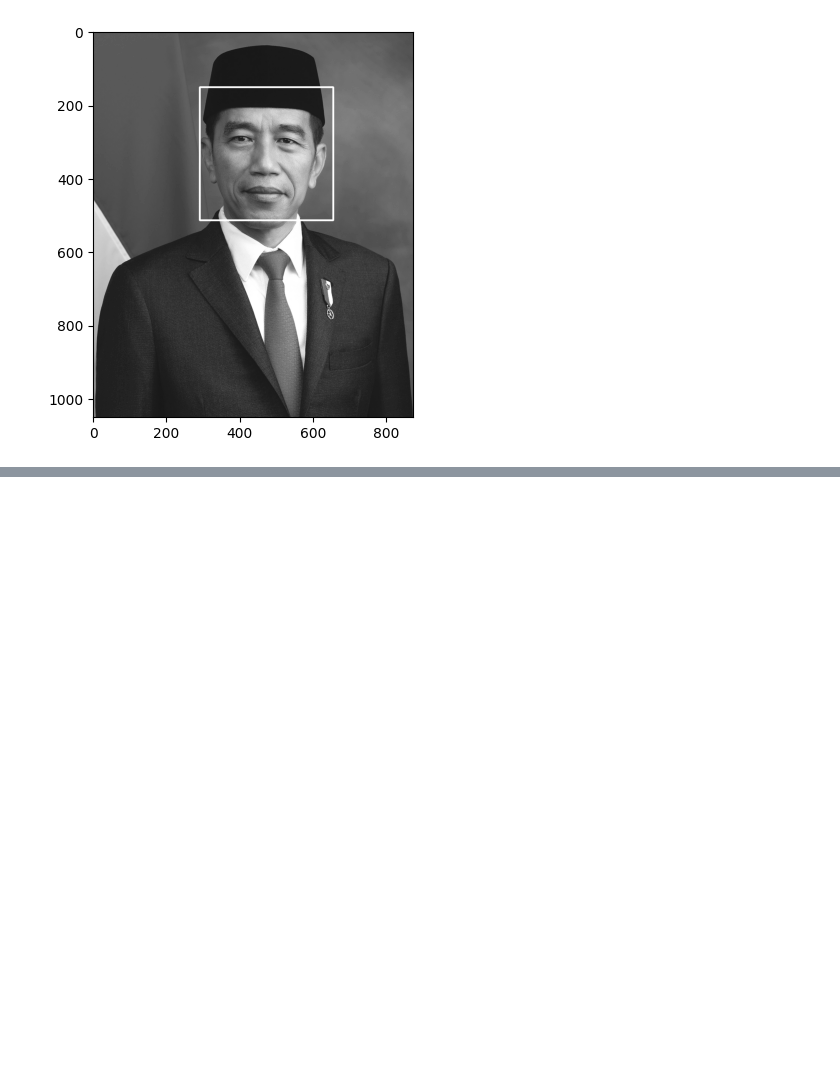
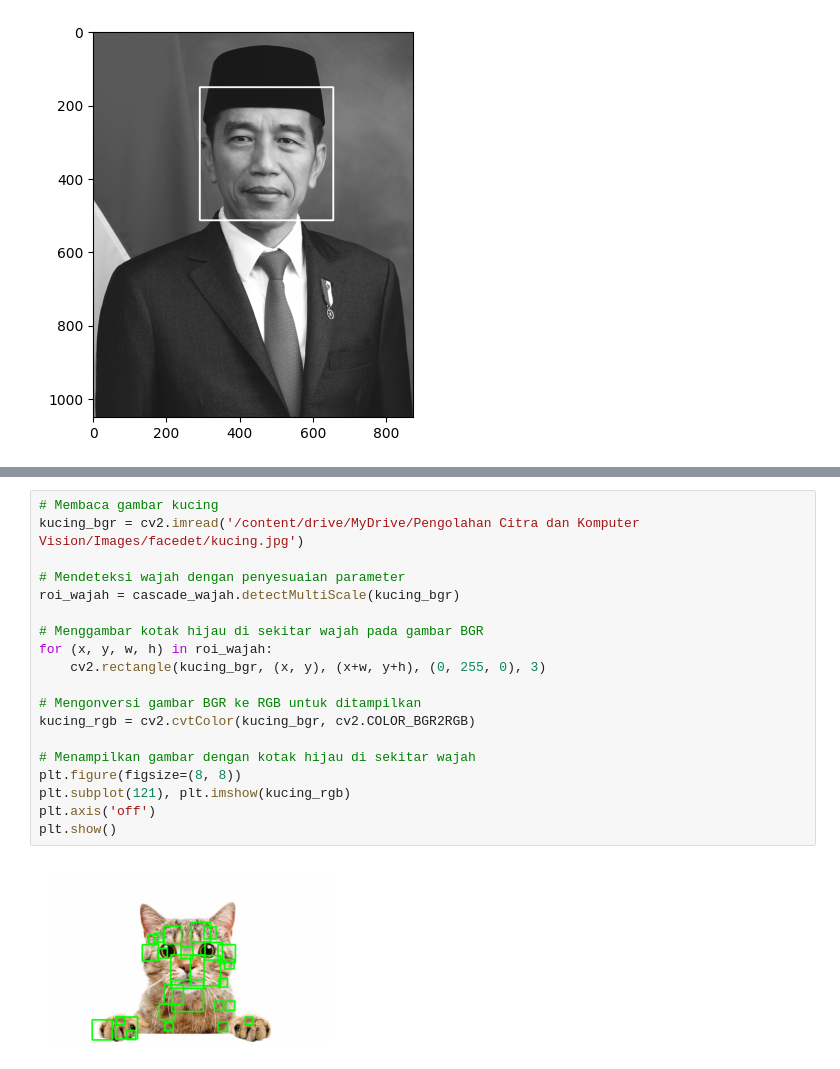
Before and after one commit to Farhanramazainn/PCVK, a Jupyter notebook: Week12.ipynb, the cells around one changed output, grey strips where cells are left out. Drawn from its saved outputs; the diff is of its cells as text; blank space fills up the shorter version.

```diff
--- a/Week12.ipynb
+++ b/Week12.ipynb
@@ -49,0 +249,21 @@ plt.imshow(jokowi, cmap='gray')
+# %%
+# Membaca gambar kucing
+kucing_bgr = cv2.imread('/content/drive/MyDrive/Pengolahan Citra dan Komputer Vision/Images/facedet/kucing.jpg')
+
+# Mendeteksi wajah dengan penyesuaian parameter
+roi_wajah = cascade_wajah.detectMultiScale(kucing_bgr)
+
+# Menggambar kotak hijau di sekitar wajah pada gambar BGR
+for (x, y, w, h) in roi_wajah:
+    cv2.rectangle(kucing_bgr, (x, y), (x+w, y+h), (0, 255, 0), 3)
+
+# Mengonversi gambar BGR ke RGB untuk ditampilkan
+kucing_rgb = cv2.cvtColor(kucing_bgr, cv2.COLOR_BGR2RGB)
+
+# Menampilkan gambar dengan kotak hijau di sekitar wajah
+plt.figure(figsize=(8, 8))
+plt.subplot(121), plt.imshow(kucing_rgb)
+plt.axis('off')
+plt.show()
+# %% [output]
+[figure, added]
```
Also changed, not shown: parts of 11 cells of this notebook.
